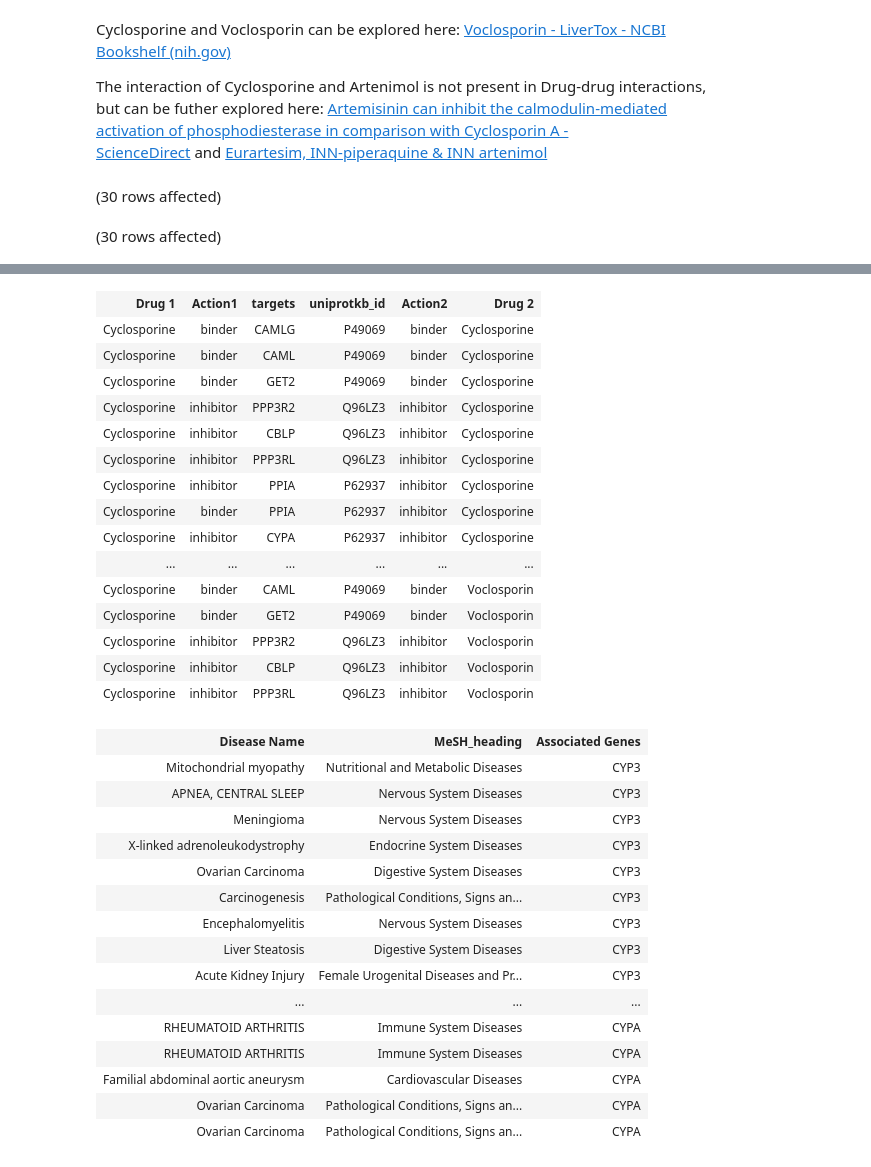
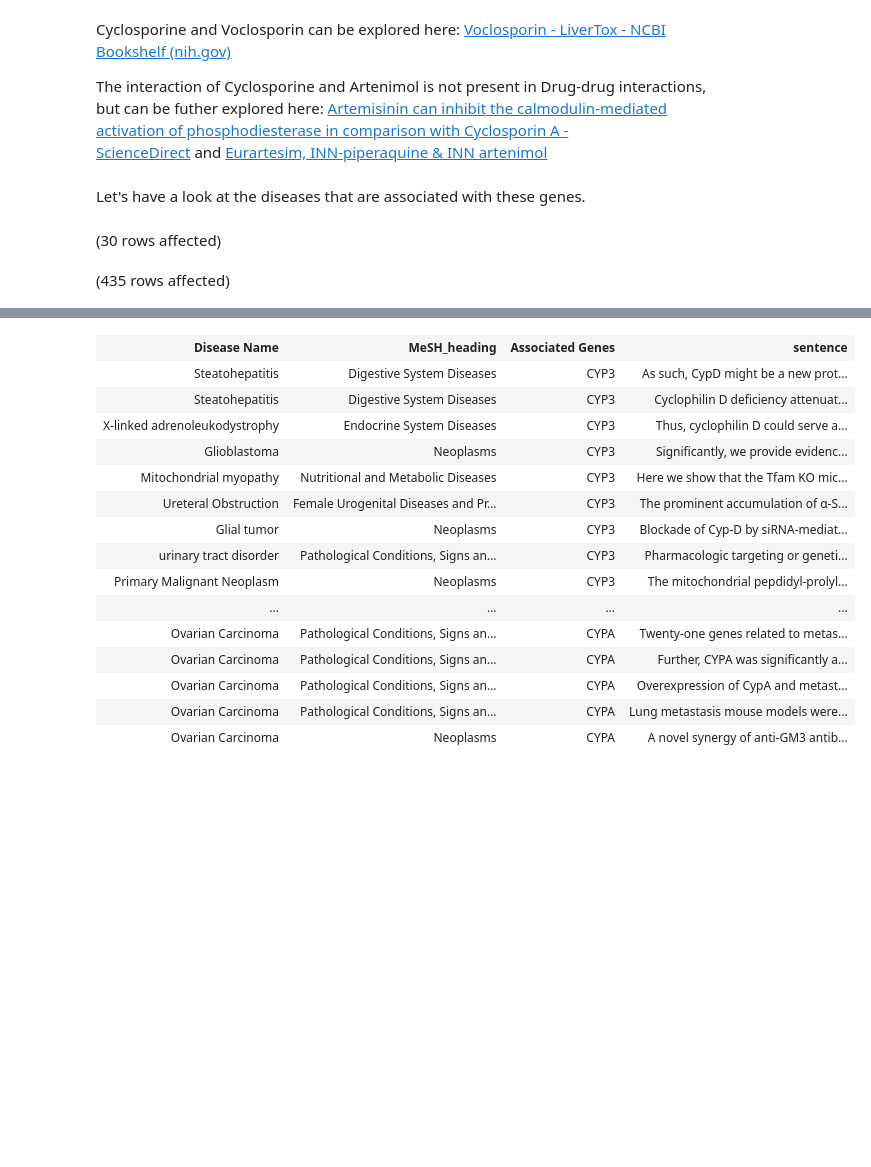
Before and after one commit to rangan2510/InteractDb-rc2, a Jupyter notebook: loader/sql/Demo1.ipynb, the cells around one changed output, grey strips where cells are left out. Saved outputs shown, nothing was run; the diff lists cells and outputs as text; code cells hidden in the pictures; blank space fills up the shorter version.

```diff
--- a/loader/sql/Demo1.ipynb
+++ b/loader/sql/Demo1.ipynb
@@ -199,6 +199,8 @@ Total execution time: 00:00:00.030
 Cyclosporine and Voclosporin can be explored here: [Voclosporin - LiverTox - NCBI Bookshelf (nih.gov)](https:\www.ncbi.nlm.nih.gov\books\NBK574095\#:~:text=Cyclosporine%20and%20voclosporin%20have%20potent%20immunosuppressive%20activity%2C%20acting,higher%20degree%20of%20selectivity%20and%20somewhat%20more%20potency.)
 
 The interaction of Cyclosporine and Artenimol is not present in Drug-drug interactions, but can be futher explored here: [Artemisinin can inhibit the calmodulin-mediated activation of phosphodiesterase in comparison with Cyclosporin A - ScienceDirect](https:\www.sciencedirect.com\science\article\abs\pii\S1567576908002464) and [Eurartesim, INN-piperaquine & INN artenimol](https:\www.sciencedirect.com\science\article\abs\pii\S1567576908002464)
+# %% [markdown]
+Let's have a look at the diseases that are associated with these genes.
 # %%
 DROP TABLE IF EXISTS #temptbl
 
@@ -211,11 +213,11 @@ AND Drug1.atc = 'L04AD01'
 
 -- SELECT * FROM #temptbl
 
-SELECT Disease.vocab_name AS [Disease Name], Disease.MeSH_heading,  Genes.gene_names as [Associated Genes]
+SELECT Disease.vocab_name AS [Disease Name], Disease.MeSH_heading, Genes.gene_names as [Associated Genes], disease_gene_edges.sentence
 FROM disease_nodes Disease, disease_gene_edges, gene_nodes Genes
 WHERE MATCH (Genes-(disease_gene_edges)->Disease)
 AND Genes.gene_names in (SELECT targets FROM #temptbl)
 ORDER BY [Associated Genes] ASC
 # %% [output]
 (30 rows affected)
-(30 rows affected)
+(435 rows affected)
@@ -224,32 +225,16 @@ Total execution time: 00:00:00.116
-| Drug 1 | Action1 | targets | uniprotkb_id | Action2 | Drug 2 |
-| Cyclosporine | binder | CAMLG | P49069 | binder | Cyclosporine |
-| Cyclosporine | binder | CAML | P49069 | binder | Cyclosporine |
-| Cyclosporine | binder | GET2 | P49069 | binder | Cyclosporine |
-| Cyclosporine | inhibitor | PPP3R2 | Q96LZ3 | inhibitor | Cyclosporine |
-| Cyclosporine | inhibitor | CBLP | Q96LZ3 | inhibitor | Cyclosporine |
-| Cyclosporine | inhibitor | PPP3RL | Q96LZ3 | inhibitor | Cyclosporine |
-| Cyclosporine | inhibitor | PPIA | P62937 | inhibitor | Cyclosporine |
-| Cyclosporine | binder | PPIA | P62937 | inhibitor | Cyclosporine |
-| Cyclosporine | inhibitor | CYPA | P62937 | inhibitor | Cyclosporine |
-| ... | ... | ... | ... | ... | ... |
-| Cyclosporine | binder | CAML | P49069 | binder | Voclosporin |
-| Cyclosporine | binder | GET2 | P49069 | binder | Voclosporin |
-| Cyclosporine | inhibitor | PPP3R2 | Q96LZ3 | inhibitor | Voclosporin |
-| Cyclosporine | inhibitor | CBLP | Q96LZ3 | inhibitor | Voclosporin |
-| Cyclosporine | inhibitor | PPP3RL | Q96LZ3 | inhibitor | Voclosporin |
+| Disease Name | MeSH_heading | Associated Genes | sentence |
+| Steatohepatitis | Digestive System Diseases | CYP3 | As such, CypD might be a new prot... |
+| Steatohepatitis | Digestive System Diseases | CYP3 | Cyclophilin D deficiency attenuat... |
+| X-linked adrenoleukodystrophy | Endocrine System Diseases | CYP3 | Thus, cyclophilin D could serve a... |
+| Glioblastoma | Neoplasms | CYP3 | Significantly, we provide evidenc... |
+| Mitochondrial myopathy | Nutritional and Metabolic Diseases | CYP3 | Here we show that the Tfam KO mic... |
+| Ureteral Obstruction | Female Urogenital Diseases and Pr... | CYP3 | The prominent accumulation of α-S... |
+| Glial tumor | Neoplasms | CYP3 | Blockade of Cyp-D by siRNA-mediat... |
+| urinary tract disorder | Pathological Conditions, Signs an... | CYP3 | Pharmacologic targeting or geneti... |
+| Primary Malignant Neoplasm | Neoplasms | CYP3 | The mitochondrial pepdidyl-prolyl... |
+| ... | ... | ... | ... |
+| Ovarian Carcinoma | Pathological Conditions, Signs an... | CYPA | Twenty-one genes related to metas... |
+| Ovarian Carcinoma | Pathological Conditions, Signs an... | CYPA | Further, CYPA was significantly a... |
+| Ovarian Carcinoma | Pathological Conditions, Signs an... | CYPA | Overexpression of CypA and metast... |
+| Ovarian Carcinoma | Pathological Conditions, Signs an... | CYPA | Lung metastasis mouse models were... |
+| Ovarian Carcinoma | Neoplasms | CYPA | A novel synergy of anti-GM3 antib... |
-| Disease Name | MeSH_heading | Associated Genes |
-| Mitochondrial myopathy | Nutritional and Metabolic Diseases | CYP3 |
-| APNEA, CENTRAL SLEEP | Nervous System Diseases | CYP3 |
-| Meningioma | Nervous System Diseases | CYP3 |
-| X-linked adrenoleukodystrophy | Endocrine System Diseases | CYP3 |
-| Ovarian Carcinoma | Digestive System Diseases | CYP3 |
-| Carcinogenesis | Pathological Conditions, Signs an... | CYP3 |
-| Encephalomyelitis | Nervous System Diseases | CYP3 |
-| Liver Steatosis | Digestive System Diseases | CYP3 |
-| Acute Kidney Injury | Female Urogenital Diseases and Pr... | CYP3 |
-| ... | ... | ... |
-| RHEUMATOID ARTHRITIS | Immune System Diseases | CYPA |
-| RHEUMATOID ARTHRITIS | Immune System Diseases | CYPA |
-| Familial abdominal aortic aneurysm | Cardiovascular Diseases | CYPA |
-| Ovarian Carcinoma | Pathological Conditions, Signs an... | CYPA |
-| Ovarian Carcinoma | Pathological Conditions, Signs an... | CYPA |
```
Also changed, not shown: parts of 10 cells of this notebook, 1 other file.
